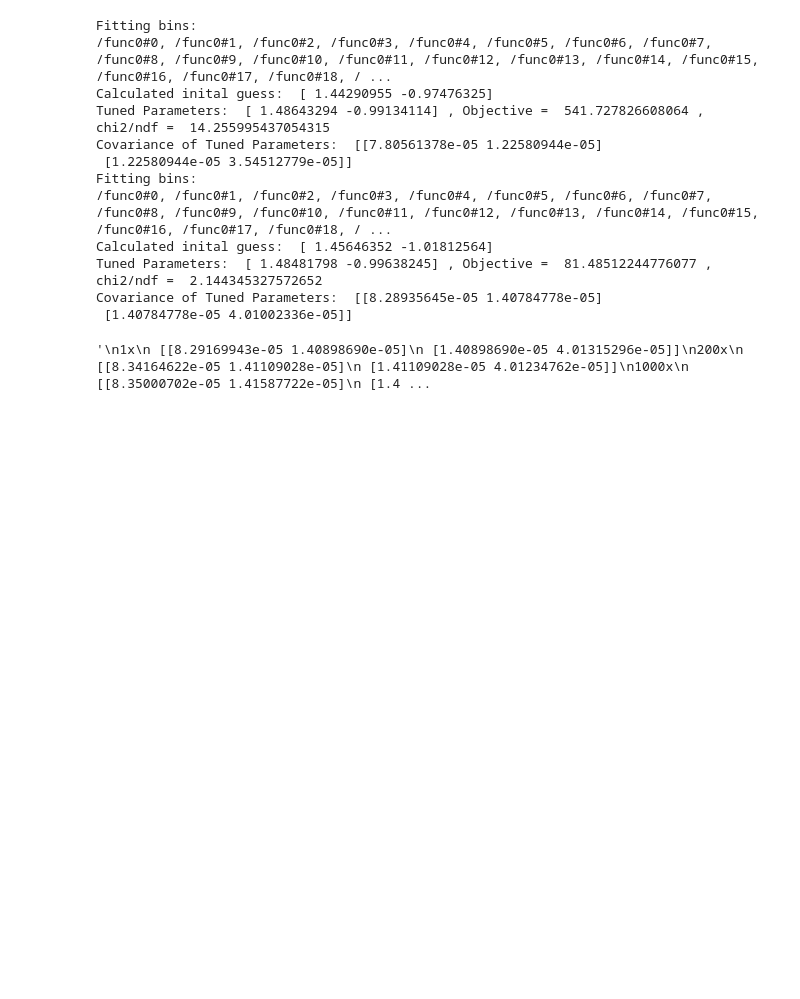
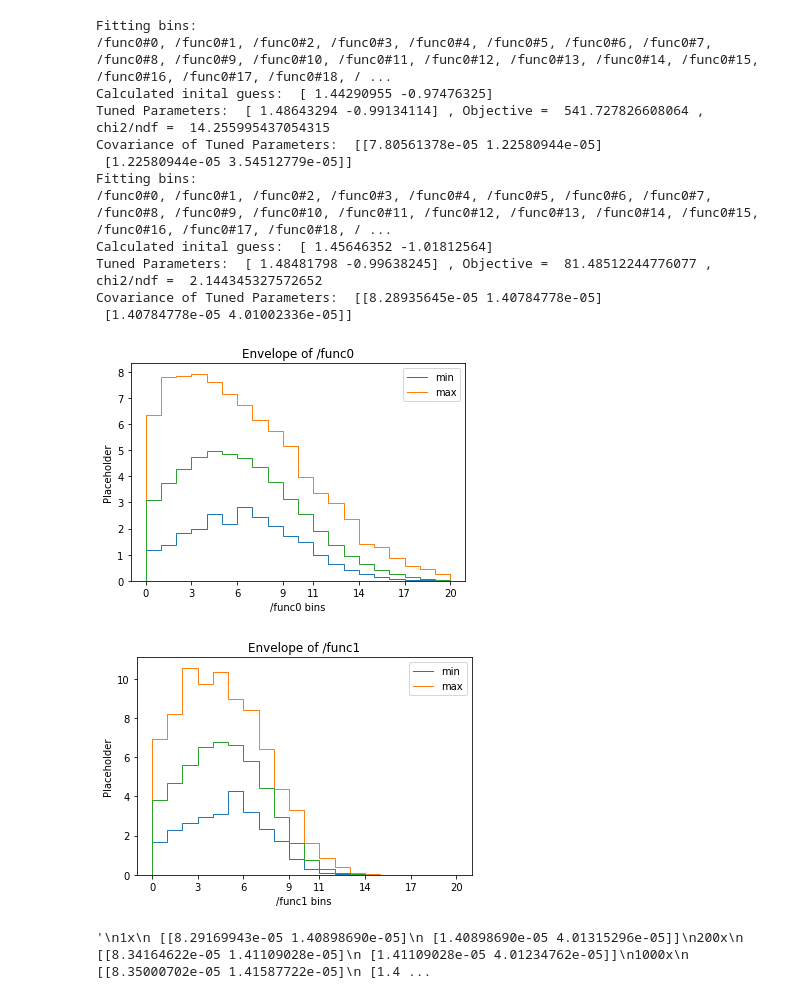
Before and after one commit to Jeffae-Schroff/apprentice-jax, a Jupyter notebook: paramtune_test.ipynb, the cells around one changed output. Saved outputs shown, nothing was run; the diff lists cells and outputs as text; code cells hidden in the pictures; blank space fills up the shorter version.

Commit message:
envelope

```diff
--- a/paramtune_test.ipynb
+++ b/paramtune_test.ipynb
@@ -1,25 +1,28 @@
 # %%
 from modules.polyfit import Polyfit
 from modules.paramtune import Paramtune
 import jax.numpy as jnp
 import json
 dummy_fits = Polyfit('dummy_data/fits.npz', input_h5='dummy_data/inputdata.h5', order=3, covariance = False)
 dummy_tune = Paramtune('dummy_data/fits.npz', 'dummy_data/target_data.json', 'sample_range', covariance =  False)
 dummy_fits_cov = Polyfit('dummy_data/fits.npz', input_h5='dummy_data/inputdata.h5', order=3, covariance = True)
 dummy_tune_cov = Paramtune('dummy_data/fits.npz', 'dummy_data/target_data.json', 'sample_range', covariance =  True)
+dummy_tune.graph_envelope_target()
 # %% [output]
 Fitting bins:
 /func0#0, /func0#1, /func0#2, /func0#3, /func0#4, /func0#5, /func0#6, /func0#7, /func0#8, /func0#9, /func0#10, /func0#11, /func0#12, /func0#13, /func0#14, /func0#15, /func0#16, /func0#17, /func0#18, / ...
 Calculated inital guess:  [ 1.44290955 -0.97476325]
 Tuned Parameters:  [ 1.48643294 -0.99134114] , Objective =  541.727826608064 , chi2/ndf =  14.255995437054315
 Covariance of Tuned Parameters:  [[7.80561378e-05 1.22580944e-05]
  [1.22580944e-05 3.54512779e-05]]
 Fitting bins:
 /func0#0, /func0#1, /func0#2, /func0#3, /func0#4, /func0#5, /func0#6, /func0#7, /func0#8, /func0#9, /func0#10, /func0#11, /func0#12, /func0#13, /func0#14, /func0#15, /func0#16, /func0#17, /func0#18, / ...
 Calculated inital guess:  [ 1.45646352 -1.01812564]
 Tuned Parameters:  [ 1.48481798 -0.99638245] , Objective =  81.48512244776077 , chi2/ndf =  2.144345327572652
 Covariance of Tuned Parameters:  [[8.28935645e-05 1.40784778e-05]
  [1.40784778e-05 4.01002336e-05]]
+[figure, added]
+[figure, added]
 # %%
 dummy_tune.graph_tune('/func0')
 dummy_tune.graph_tune('/func1')
```
Also changed, not shown: 3 other files.
